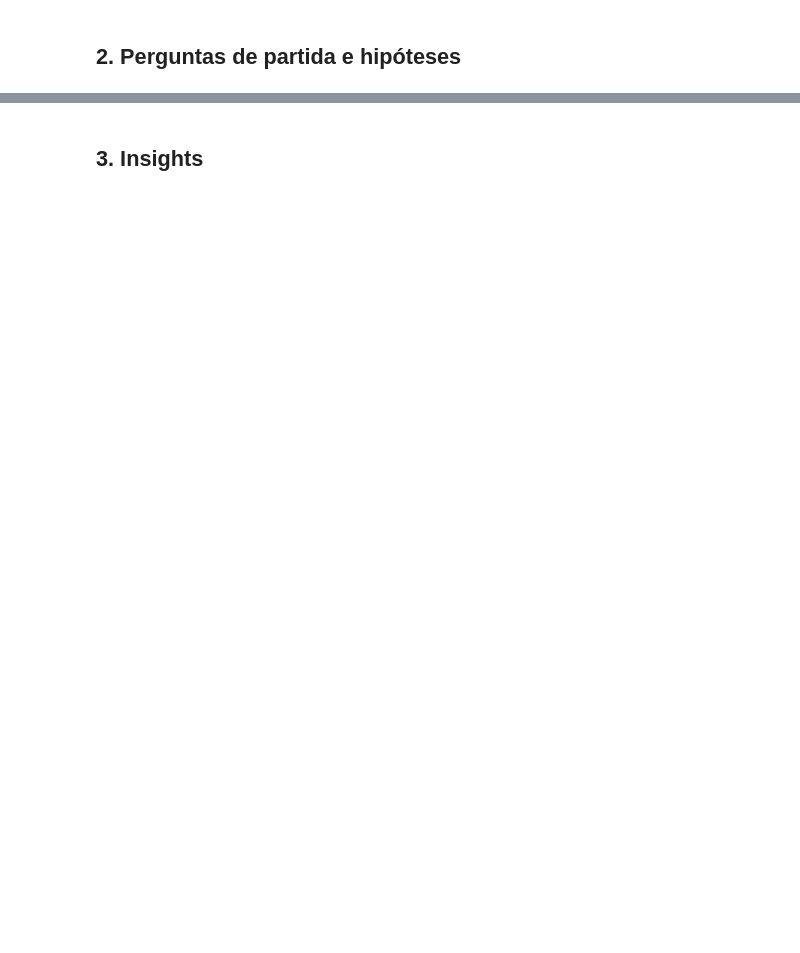
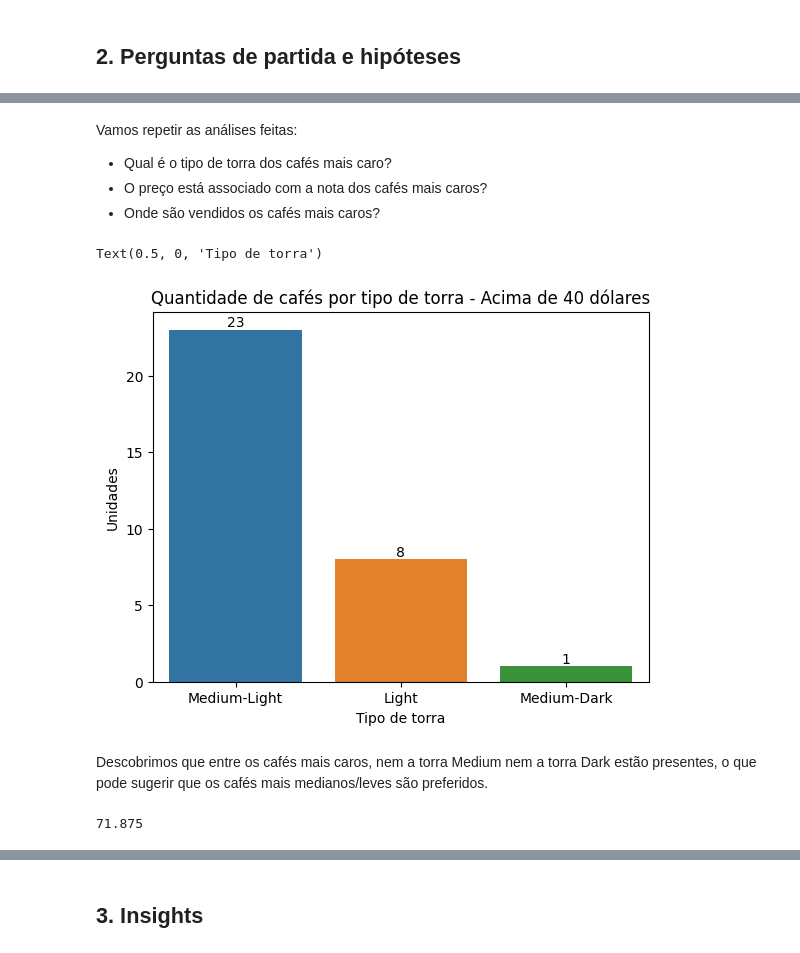
Before and after one commit to atlantico-academy/equipe3-2024.3, a Jupyter notebook: notebooks/01-exploratory_data_analysis.ipynb, the cells around one changed output, grey strips where cells are left out. Drawn from its saved outputs; the diff is of its cells as text; code cells hidden in the pictures; blank space fills up the shorter version.

```diff
--- a/notebooks/01-exploratory_data_analysis.ipynb
+++ b/notebooks/01-exploratory_data_analysis.ipynb
@@ -87,0 +149,3 @@ sns.countplot(data=data, x='roast')
+# %%
+expansive_coffee = data[data['100g_USD'] >= 40]
+expansive_coffee.describe()
@@ -87,0 +162,23 @@ sns.countplot(data=data, x='roast')
+# %% [markdown]
+Vamos repetir as análises feitas:
+* Qual é o tipo de torra dos cafés mais caro?
+* O preço está associado com a nota dos cafés mais caros?
+* Onde são vendidos os cafés mais caros?
+# %%
+ax = sns.countplot(data=expansive_coffee, x='roast')
+ax.bar_label(ax.containers[0])
+plt.title("Quantidade de cafés por tipo de torra - Acima de 40 dólares")
+plt.ylabel("Unidades")
+plt.xlabel("Tipo de torra")
+# %% [output]
+Text(0.5, 0, 'Tipo de torra')
+[figure, added]
+# %% [markdown]
+Descobrimos que entre os cafés mais caros, nem a torra Medium nem a torra Dark estão presentes, o que pode sugerir que os cafés mais medianos/leves são preferidos.
+# %%
+medium_light = (expansive_coffee['roast'] == "Medium-Light").sum()
+others =  (expansive_coffee['roast']).count()
+percentage_medium_light = (medium_light / others) * 100
+percentage_medium_light
+# %% [output]
+71.875
```
Also changed, not shown: parts of 36 cells of this notebook, 2 other files.
